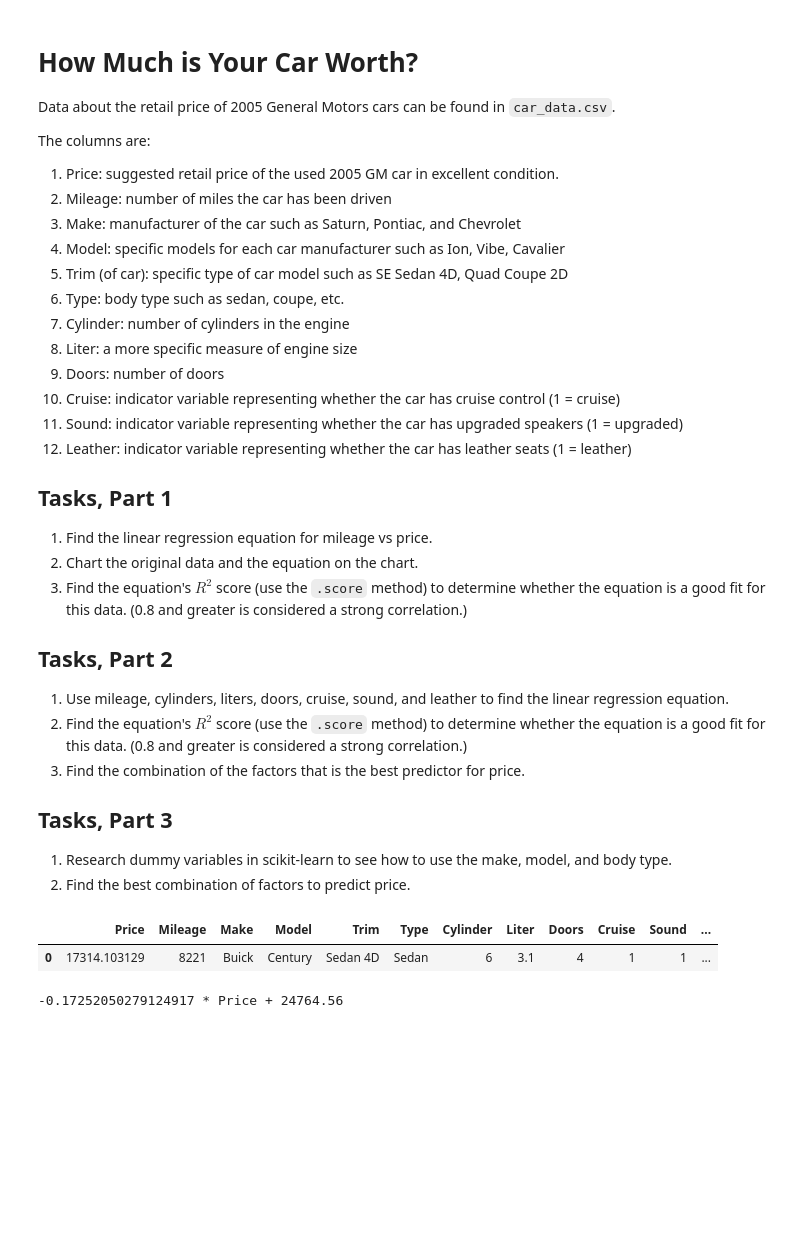
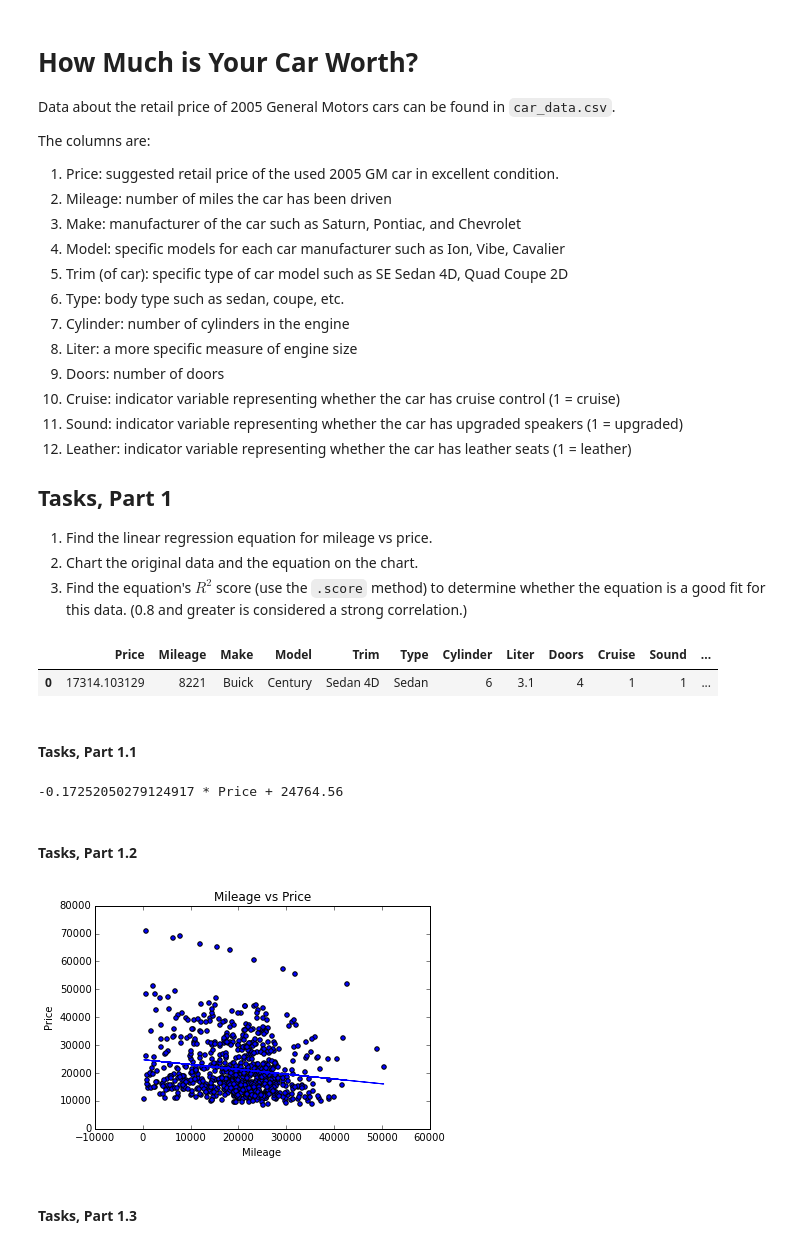
Before and after one commit to ahartz1/car-linear-regression, a Jupyter notebook: car-worth.ipynb, the cells around one changed output. Saved outputs shown, nothing was run; the diff lists cells and outputs as text; code cells hidden in the pictures; blank space fills up the shorter version.

Commit message:
Complete through Part2.2

```diff
--- a/car-worth.ipynb
+++ b/car-worth.ipynb
@@ -31,24 +32,14 @@ The columns are:
 2. Chart the original data and the equation on the chart.
 3. Find the equation's $R^2$ score (use the `.score` method) to determine whether the
 equation is a good fit for this data. (0.8 and greater is considered a strong correlation.)
-
-## Tasks, Part 2
-
-1. Use mileage, cylinders, liters, doors, cruise, sound, and leather to find the linear regression equation.
-2. Find the equation's $R^2$ score (use the `.score` method) to determine whether the
-equation is a good fit for this data. (0.8 and greater is considered a strong correlation.)
-3. Find the combination of the factors that is the best predictor for price.
-
-## Tasks, Part 3
-
-1. Research dummy variables in scikit-learn to see how to use the make, model, and body type.
-2. Find the best combination of factors to predict price.
 # %%
 df = pd.read_csv("car_data.csv")
 df.head(1)
 # %% [output]
 |  | Price | Mileage | Make | Model | Trim | Type | Cylinder | Liter | Doors | Cruise | Sound | ... |
 | 0 | 17314.103129 | 8221 | Buick | Century | Sedan 4D | Sedan | 6 | 3.1 | 4 | 1 | 1 | ... |
+# %% [markdown]
+#### Tasks, Part 1.1
 # %%
 regr_mp = linear_model.LinearRegression()
 mileage = df[['Mileage']]
@@ -57,3 +48,16 @@ regr_mp.fit(mileage, price)
 print('{} * Price + {:.2f}'.format(regr_mp.coef_[0], regr_mp.intercept_))
 # %% [output]
 -0.17252050279124917 * Price + 24764.56
+# %% [markdown]
+#### Tasks, Part 1.2
+# %%
+plt.scatter(x=mileage, y=price)
+plt.plot(mileage, regr_mp.predict(mileage))
+plt.title('Mileage vs Price')
+plt.xlabel('Mileage')
+plt.ylabel('Price')
+plt.show()
+# %% [output]
+[figure, added]
+# %% [markdown]
+#### Tasks, Part 1.3
```
Also changed, not shown: parts of 14 cells of this notebook.
